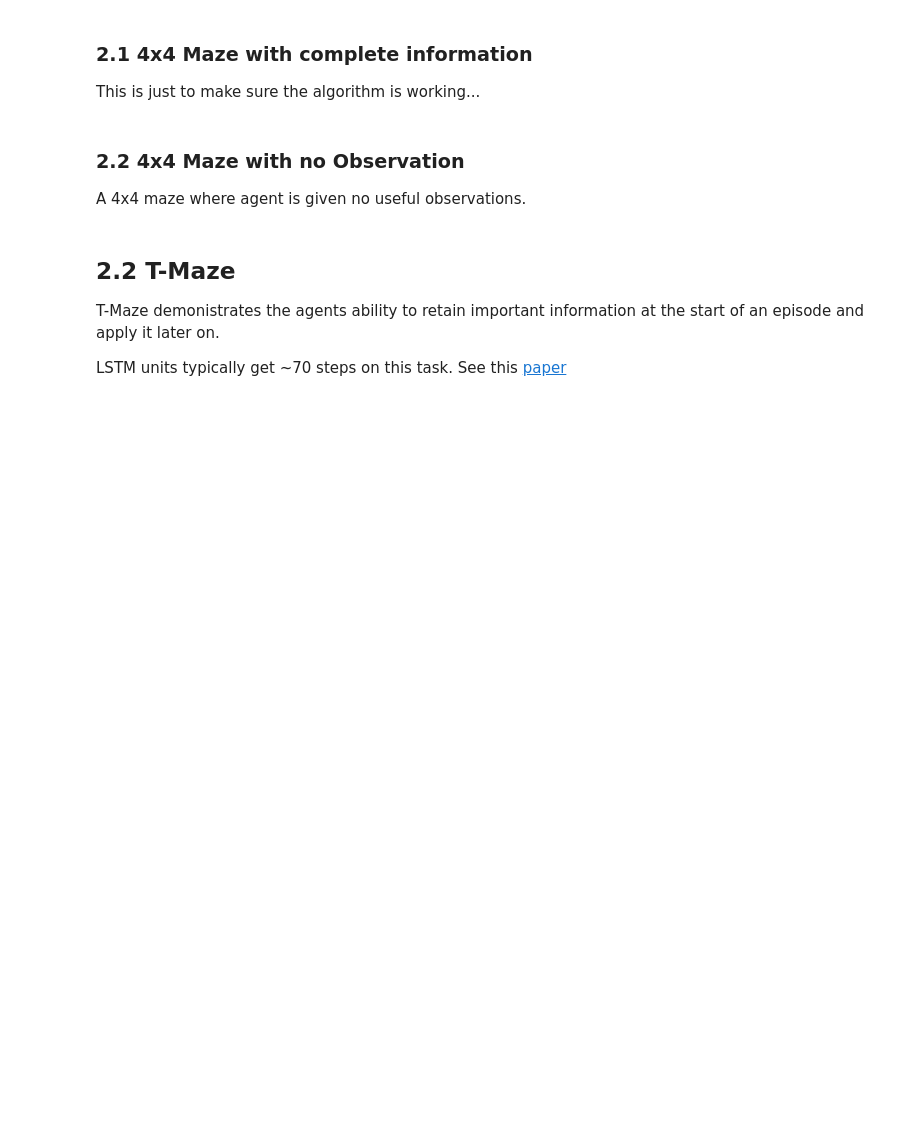
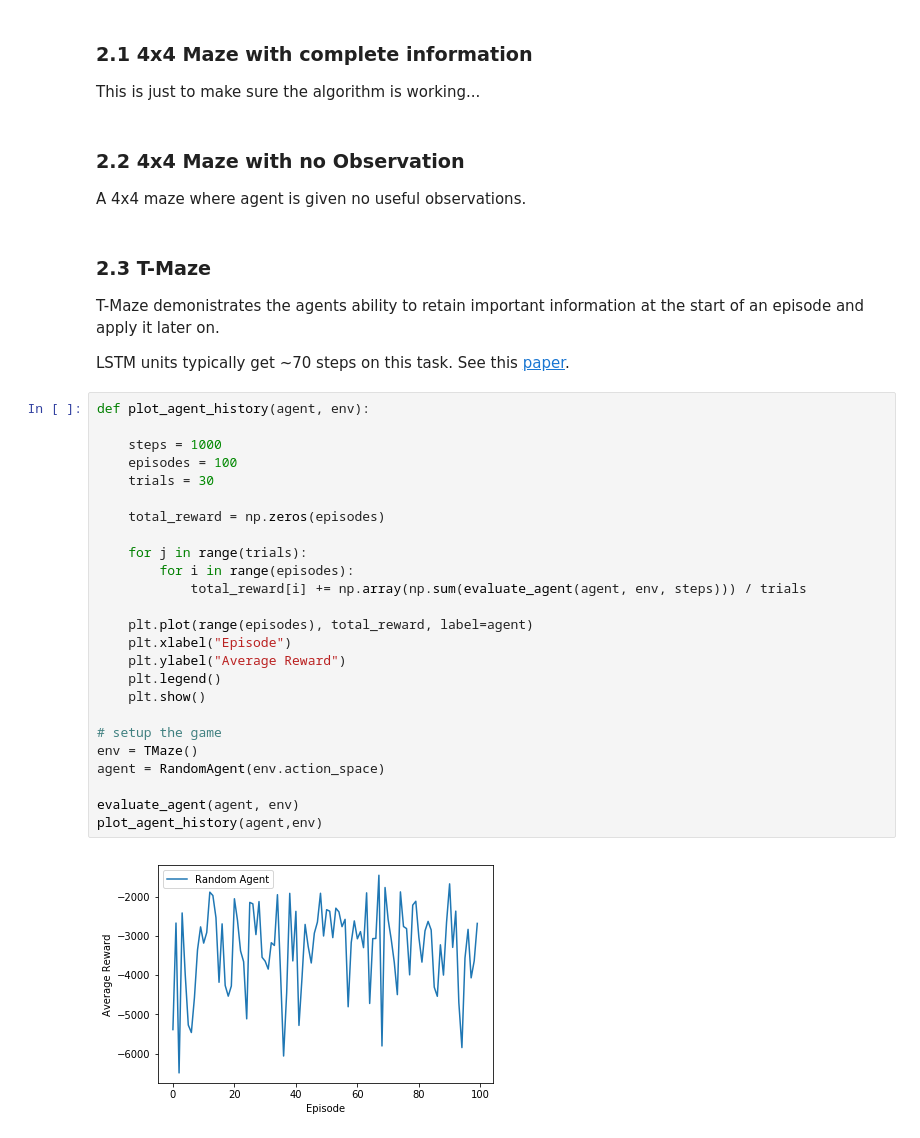
Before and after one commit to maitchison/MouseMaze, a Jupyter notebook: Fast Slow.ipynb, the cells around one changed output. Cells and saved outputs as stored; diff of their text form; blank space fills up the shorter version.

```diff
--- a/Fast Slow.ipynb
+++ b/Fast Slow.ipynb
@@ -92,8 +68,35 @@ This is just to make sure the algorithm is working...
 
 A 4x4 maze where agent is given no useful observations.
 # %% [markdown]
-## 2.2 T-Maze
+### 2.3 T-Maze
 
 T-Maze demonistrates the agents ability to retain important information at the start of an episode and apply it later on.
 
-LSTM units typically get ~70 steps on this task. See this [paper](https://papers.nips.cc/paper/1953-reinforcement-learning-with-long-short-term-memory.pdf)
+LSTM units typically get ~70 steps on this task. See this [paper](https://papers.nips.cc/paper/1953-reinforcement-learning-with-long-short-term-memory.pdf).
+# %%
+def plot_agent_history(agent, env):
+
+    steps = 1000
+    episodes = 100
+    trials = 30
+
+    total_reward = np.zeros(episodes)
+
+    for j in range(trials):
+        for i in range(episodes):
+            total_reward[i] += np.array(np.sum(evaluate_agent(agent, env, steps))) / trials
+
+    plt.plot(range(episodes), total_reward, label=agent)
+    plt.xlabel("Episode")
+    plt.ylabel("Average Reward")
+    plt.legend()
+    plt.show()
+
+# setup the game
+env = TMaze()
+agent = RandomAgent(env.action_space)
+
+evaluate_agent(agent, env)
+plot_agent_history(agent,env)
+# %% [output]
+[figure, added]
```
Also changed, not shown: parts of 15 cells of this notebook, 3 other files.
